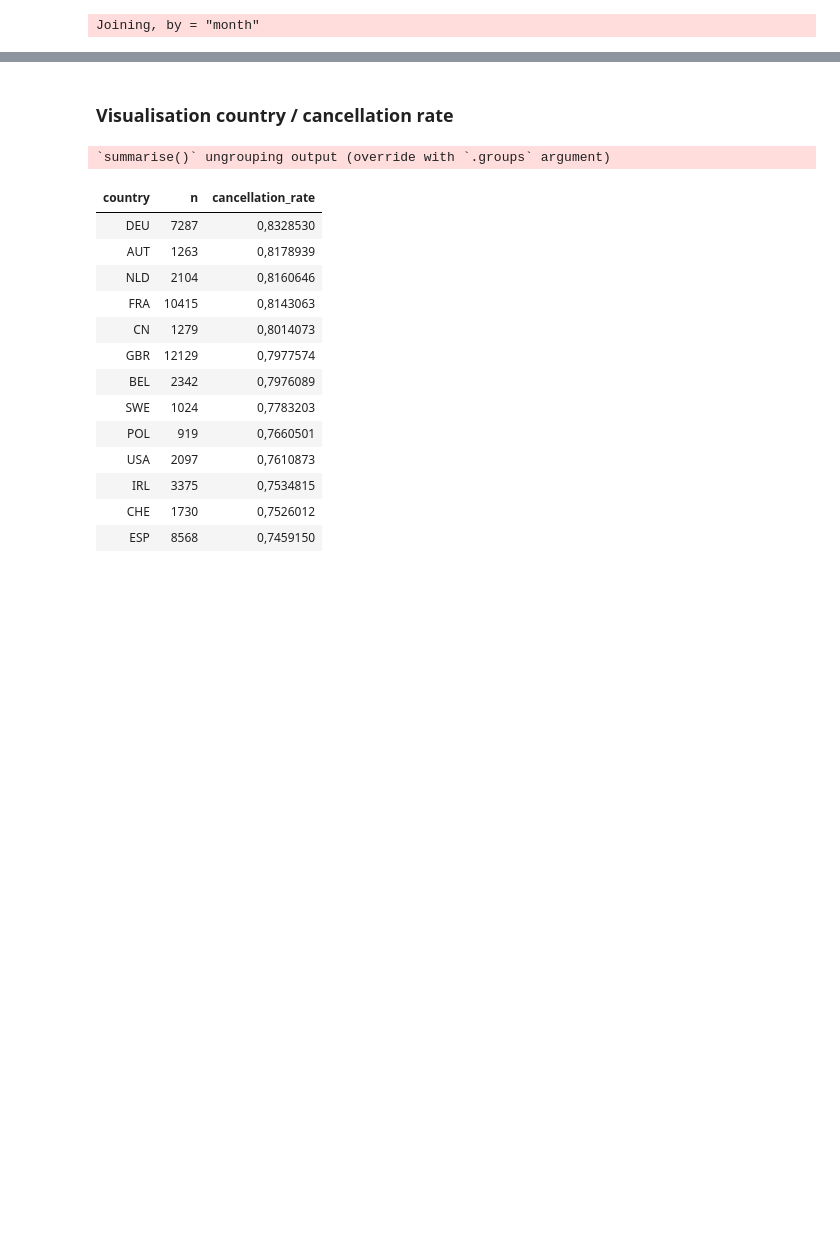
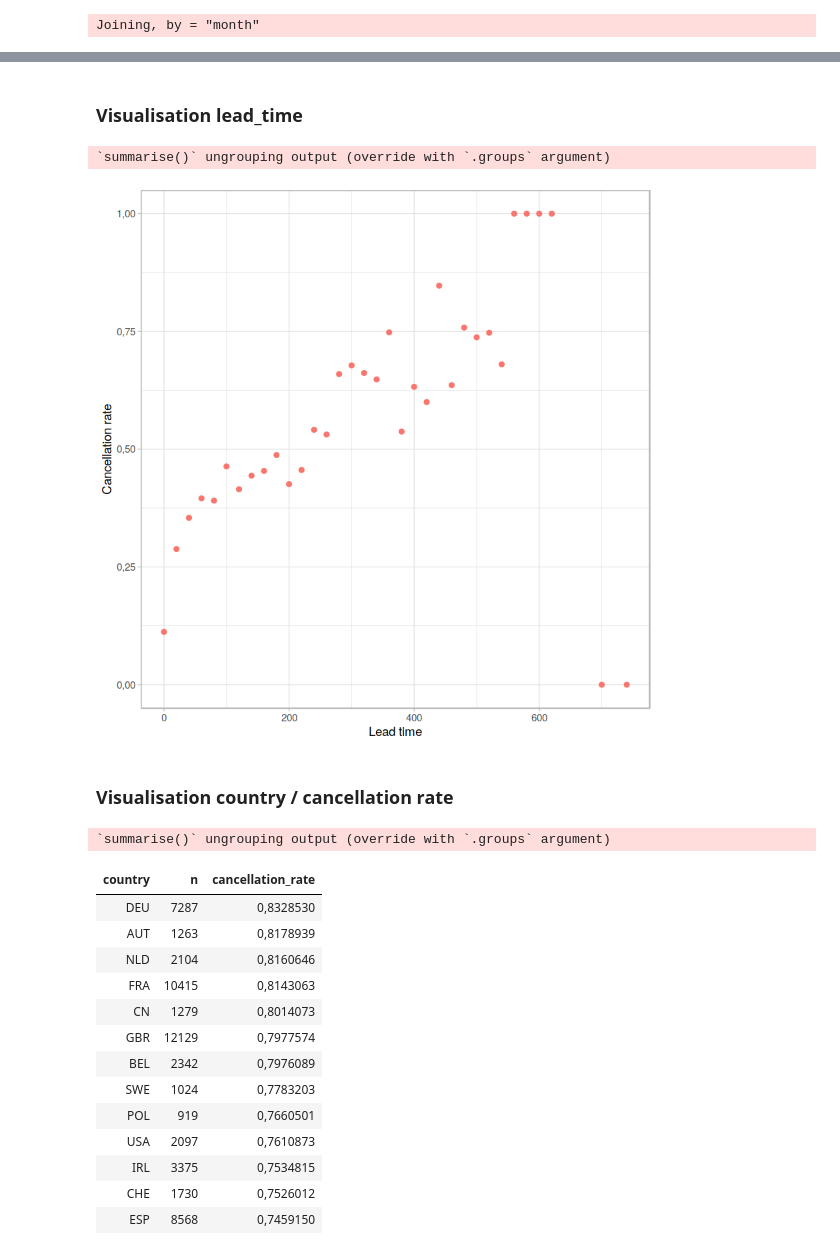
Before and after one commit to RasPavel/notebooks, a Jupyter notebook: lab_project3_hotel_bookings/miniproject_3_hotel_bookings.ipynb, the cells around one changed output, grey strips where cells are left out. Saved outputs shown, nothing was run; the diff lists cells and outputs as text; code cells hidden in the pictures; blank space fills up the shorter version.

```diff
--- a/lab_project3_hotel_bookings/miniproject_3_hotel_bookings.ipynb
+++ b/lab_project3_hotel_bookings/miniproject_3_hotel_bookings.ipynb
@@ -35,3 +68,15 @@ bookings <- bookings %>% mutate_if(is.integer, as.numeric)
+# %% [markdown]
+### Visualisation lead_time
+# %%
+bookings  %>%
+    mutate(lead_time_binned=round(lead_time / 20) * 20)  %>%
+    group_by(lead_time_binned)  %>%
+    summarise(cancellation_rate=mean(is_canceled))  %>%
+    ggplot() + geom_point(aes(x=lead_time_binned, y=cancellation_rate, color='#eb5505'), show.legend = FALSE) +
+    xlab('Lead time') + ylab('Cancellation rate')
+# %% [output]
+`summarise()` ungrouping output (override with `.groups` argument)
+[figure, added]
 # %% [markdown]
 ### Visualisation country / cancellation rate
 # %%
```
Also changed, not shown: parts of 6 cells of this notebook.
